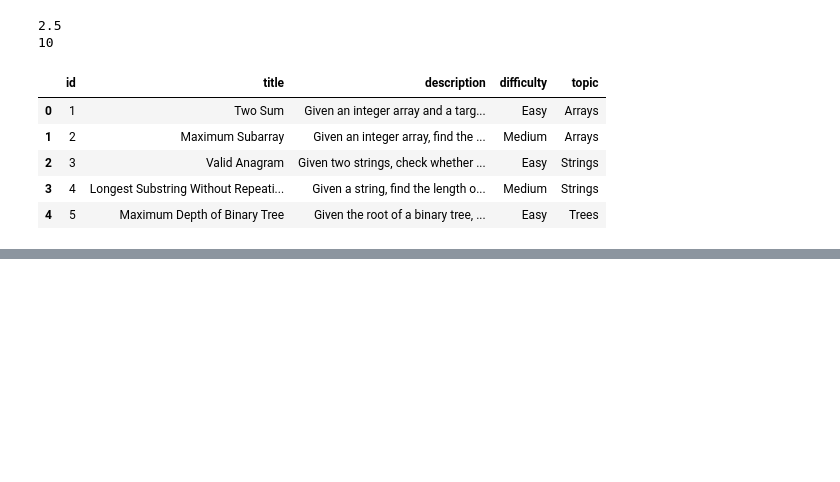
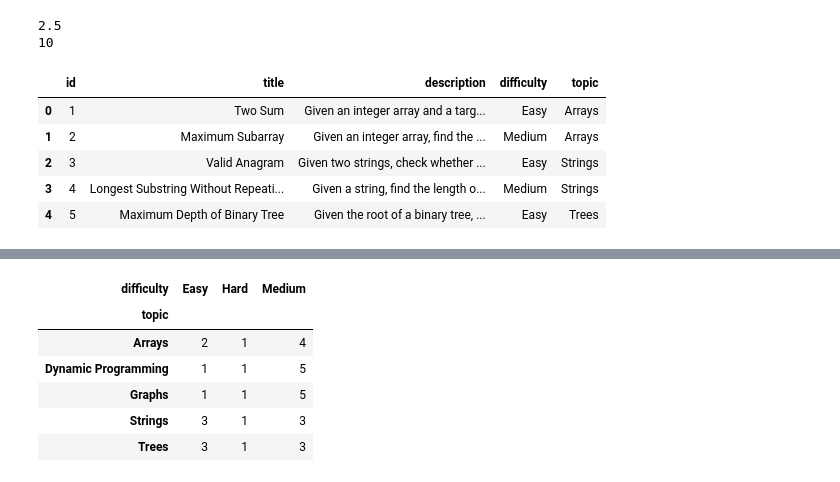
Before and after one commit to Lakshay110906/ai-dsa-mentor, a Jupyter notebook: ai-service/notebooks/01_dsa_dataset_analysis.ipynb, the cells around one changed output, grey strips where cells are left out. Drawn from its saved outputs; the diff is of its cells as text; code cells hidden in the pictures; blank space fills up the shorter version.

```diff
--- a/ai-service/notebooks/01_dsa_dataset_analysis.ipynb
+++ b/ai-service/notebooks/01_dsa_dataset_analysis.ipynb
@@ -53,0 +83,10 @@ memory usage: 1.3+ KB
+# %%
+pd.crosstab(df["topic"],df["difficulty"])
+# %% [output]
+| difficulty | Easy | Hard | Medium |
+| topic |  |  |  |
+| Arrays | 2 | 1 | 4 |
+| Dynamic Programming | 1 | 1 | 5 |
+| Graphs | 1 | 1 | 5 |
+| Strings | 3 | 1 | 3 |
+| Trees | 3 | 1 | 3 |
```
Also changed, not shown: parts of 10 cells of this notebook, 1 other file.
